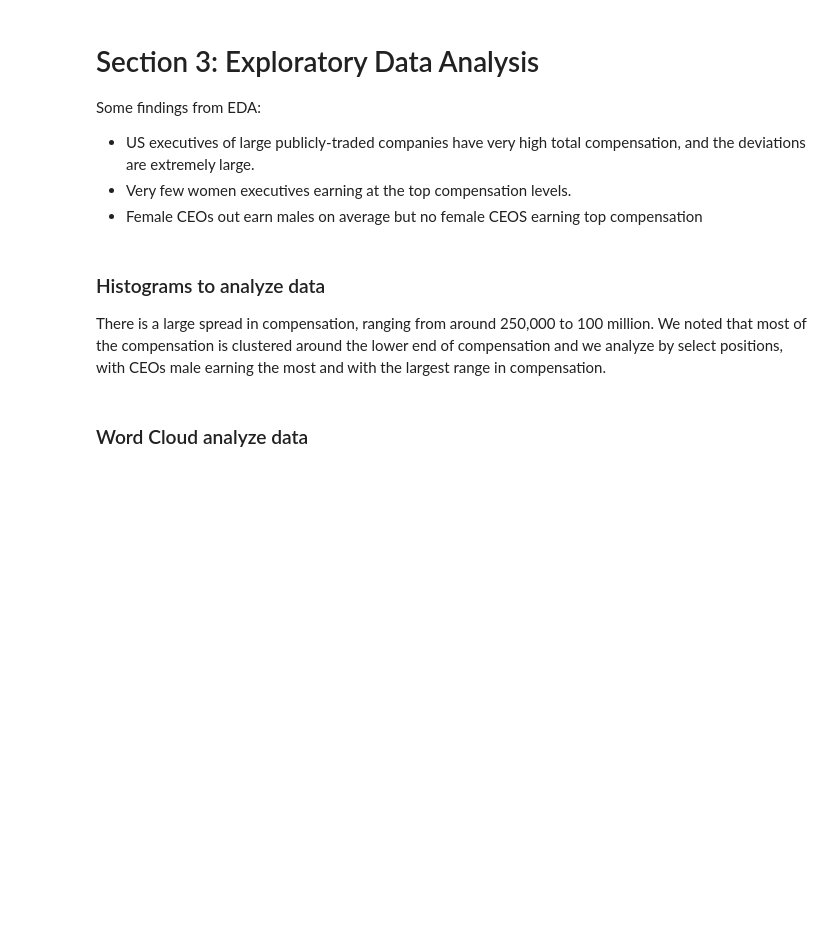
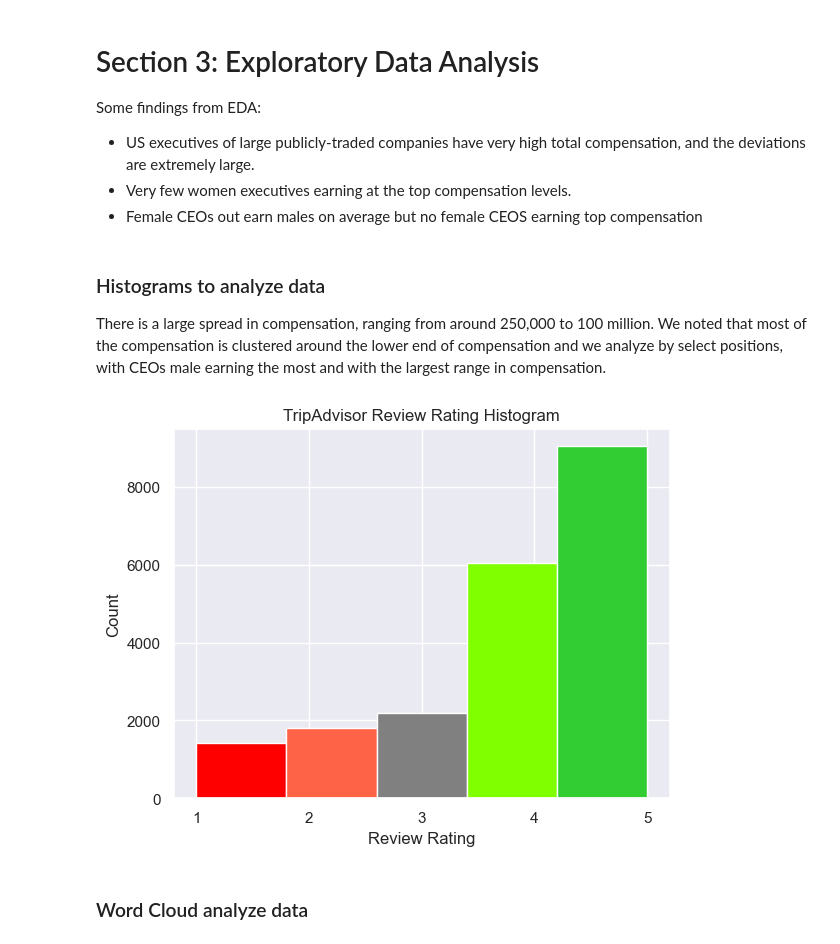
Before and after one commit to kevinyi901/W207, a Jupyter notebook: W207_Final.ipynb, the cells around one changed output. Cells and saved outputs as stored; diff of their text form; code cells hidden in the pictures; blank space fills up the shorter version.

Commit message:
Data Preprocessing

```diff
--- a/W207_Final.ipynb
+++ b/W207_Final.ipynb
@@ -47,3 +49,11 @@ Our main data source is the US Securities Exchange Commission (SEC), Genderize.i
 The features included year, Total (which denotes total compensation: a summation of salary, stock awards, option awards, non-equity incentive compensation and other compensation), Market Cap (stock price * shares outstanding), last and first names, sector (such a technology) and industry (a further classification of sector).
 
 The original data frame consists of 293,504 rows and 19 features.
+# %%
+data = pd.read_csv('tripadvisor_hotel_reviews.csv')
+
+#Data Investigation
+neutral_reviews = data[data['Rating'] == 3]
+positive_reviews = data[data['Rating'] >= 4]
+negative_reviews = data[data['Rating'] <= 2]
+print(f"In this dataset of {data.shape[0]} total hotel ratings, there are {positive_reviews.shape[0]} positive ratings, {negative_reviews.shape[0]} negative, and {neutral_reviews.shape[0]} neutral hotel ratings.")
@@ -68,5 +101,24 @@ Some findings from EDA:
 ### Histograms to analyze data
 
 There is a large spread in compensation, ranging from around 250,000 to 100 million. We noted that most of the compensation is clustered around the lower end of compensation and we analyze by select positions, with CEOs male earning the most and with the largest range in compensation.
+# %%
+sns.histplot(data['Rating'], bins=5, kde=False) #create histogram of ratings in full dataset
+
+# get the bins to modify color
+ax = plt.gca()
+patches = ax.patches
+
+# assign colors to bins, shades of red for negative ratings, grey for neutral, shades of green for positive ratings
+colors = ['red', 'tomato', 'grey', 'chartreuse', 'limegreen']
+for patch, color in zip(patches, colors):
+    patch.set_facecolor(color)
+
+# set title, labels, and x-axis labels
+plt.xticks([1, 2, 3, 4, 5])
+plt.title("TripAdvisor Review Rating Histogram")
+plt.xlabel("Review Rating")
+plt.show()
+# %% [output]
+[figure, added]
 # %% [markdown]
 ### Word Cloud analyze data
```
Also changed, not shown: parts of 6 cells of this notebook.
